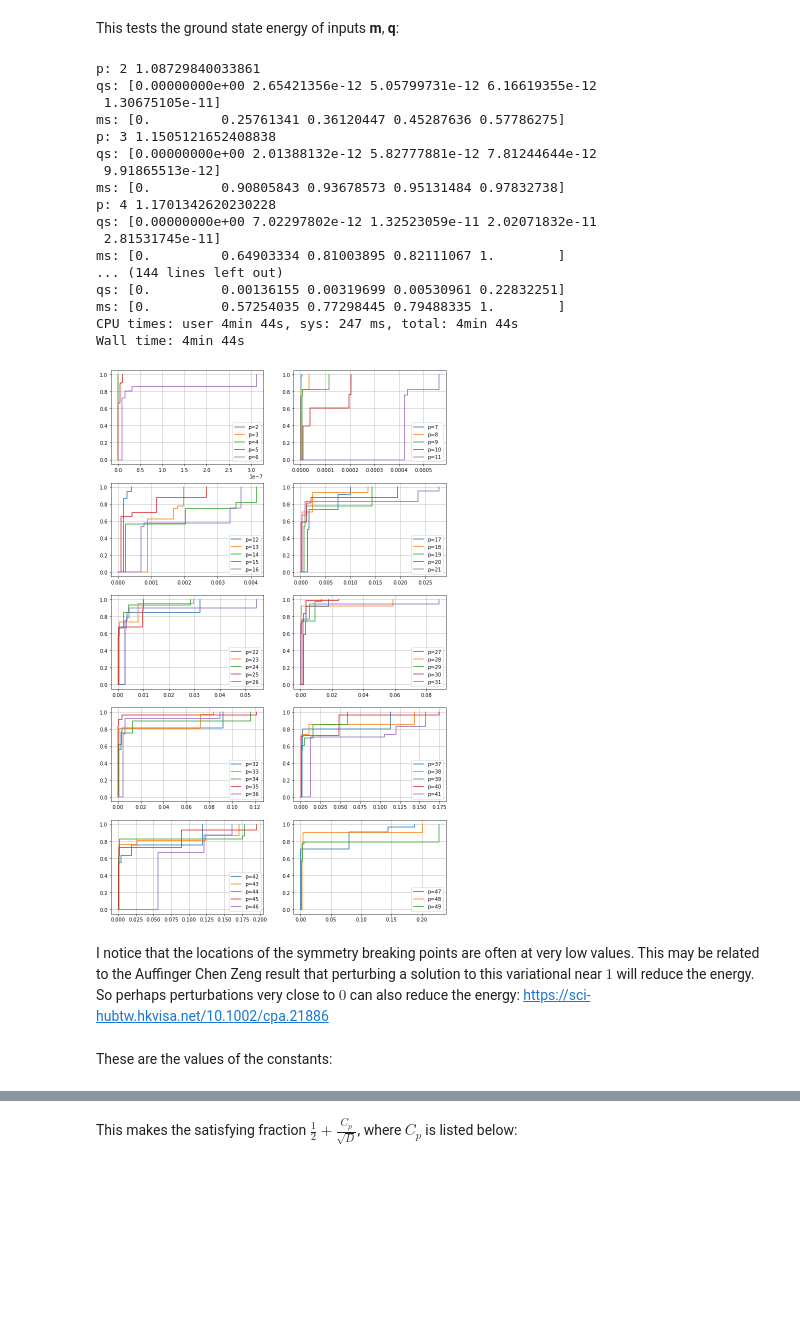
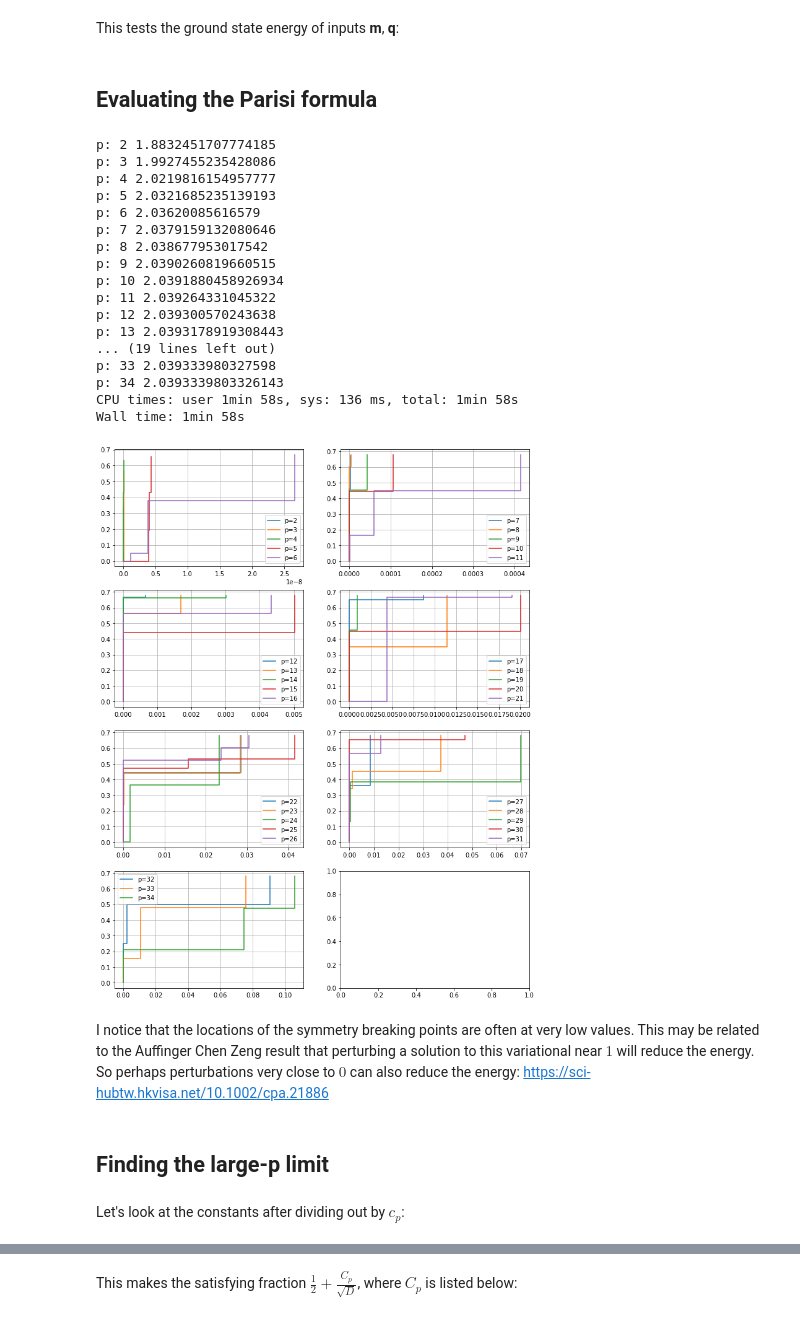
Before and after one commit to marwahaha/QuAIL-2021, a Jupyter notebook: parisi2.ipynb, the cells around one changed output, grey strips where cells are left out. Cells and saved outputs as stored; diff of their text form; code cells hidden in the pictures; blank space fills up the shorter version.

Commit message:
Re-run Parisi formula

```diff
--- a/parisi2.ipynb
+++ b/parisi2.ipynb
@@ -46,7 +57,9 @@ def psi(qs, ms, l):
     elif l == 0:
         return Expectation(offset)
     else:
-        return lambda v: 1/ms[l] * np.log(Expectation(lambda x, z: np.e**(ms[l]*offset(x,z)))(v))
+        return lambda v: 1/ms[l] * np.log(
+            Expectation(lambda x, z: np.e**(ms[l]*offset(x,z)))(v)
+        )
 # %% [markdown]
 This defines the expectation value.
 # %%
@@ -63,7 +76,8 @@ The penalty term in the operator is $0.5 \int_0^1 f(t)  t \xi^{''}(t) dt = 0.5 \
 def penalty(qs, ms):
     out = 0
     for i in range(k+1):
-        out += ms[i] * integrate.quad(lambda t: t * xiprimeprime(t), qs[i], qs[i+1])[0]
+        integral = quad(lambda t: t * xiprimeprime(t), qs[i], qs[i+1])[0]
+        out += ms[i] * integral
     return 0.5 * out
 # %% [markdown]
 This tests the ground state energy of inputs **m**, **q**:
@@ -81,66 +95,76 @@ def test(inp):
     qs = np.array([0,*[sum(inp_qs[:i+1]) for i in range(k)],1])
     ms = np.array([0,*[sum(inp_ms[:i+1]) for i in range(k)]])
     return psi(qs, ms, 0)(0) - penalty(qs, ms)
+# %% [markdown]
+## Evaluating the Parisi formula
 # %%
 %%time
 
 # pure p-spin model; p=2 is SK model
-ps = range(2, 50)
+ps = range(2, 35)
 # number of jumps
-k=4
+k=3
+# if C_psq is too low, my convergence is not very good.
+C_psq = 3
 
-num_vertical_plots = int(np.ceil(len(ps)/10))
-fig, axs = plt.subplots(num_vertical_plots, 2, figsize=(12, 4*num_vertical_plots))
+num_vert_plots = int(np.ceil(len(ps)/10))
+fig, axs = plt.subplots(num_vert_plots, 2, figsize=(12, 4*num_vert_plots))
 outs = []
 for idx in range(len(ps)):
     P = ps[idx]
     if idx % 5 == 0:
         ax = axs[idx // 10, (idx % 10)//5]
         ax.grid()
     # should xi be different by 1/2 ? I've seen it both ways.
-    xi = lambda x: x**P
-    xiprime = lambda x: P * (x**(P-1))
-    xiprimeprime = lambda x: P * (P-1) * (x**(P-2))
+    xi = lambda x: x**P * C_psq
+    xiprime = lambda x: P * (x**(P-1)) * C_psq
+    xiprimeprime = lambda x: P * (P-1) * (x**(P-2)) * C_psq
 
     # find best function from minimizer
     best = None
-    for _ in range(5):
-        opt = minimize(test, [np.random.random()/k for _ in range(2*k)], method='Powell', options={"ftol":1e-14})
+    for _ in range(4):
+        opt = minimize(test,
+                       [np.random.random()/k for _ in range(2*k)],
+                       method='Powell',
+                       options={"xtol": 1e-10, "ftol":1e-14}
+                      )
         if not best or best.fun > opt.fun:
             best = opt
     print("p:", P, best.fun)
     outs.append(best.fun)
 
     qs = np.array([0,*[sum(best.x[:k][:i+1]) for i in range(k)]])
     ms = np.array([0,*[sum(best.x[k:][:i+1]) for i in range(k)]])
-    print("qs:", qs)
-    print("ms:", ms)
+#     print("qs:", qs)
+#     print("ms:", ms)
     ax.step(qs, ms, where='post', label="p=" + str(P))
     if idx % 5 == 4:
         ax.legend()
 
 ax.legend()
 outs = np.array(outs)
 # %% [output]
-p: 2 1.08729840033861
-qs: [0.00000000e+00 2.65421356e-12 5.05799731e-12 6.16619355e-12
- 1.30675105e-11]
-ms: [0.         0.25761341 0.36120447 0.45287636 0.57786275]
-p: 3 1.1505121652408838
-qs: [0.00000000e+00 2.01388132e-12 5.82777881e-12 7.81244644e-12
- 9.91865513e-12]
-ms: [0.         0.90805843 0.93678573 0.95131484 0.97832738]
-p: 4 1.1701342620230228
-qs: [0.00000000e+00 7.02297802e-12 1.32523059e-11 2.02071832e-11
- 2.81531745e-11]
-ms: [0.         0.64903334 0.81003895 0.82111067 1.        ]
-... (144 lines left out)
-qs: [0.         0.00136155 0.00319699 0.00530961 0.22832251]
-ms: [0.         0.57254035 0.77298445 0.79488335 1.        ]
-CPU times: user 4min 44s, sys: 247 ms, total: 4min 44s
-Wall time: 4min 44s
+p: 2 1.8832451707774185
+p: 3 1.9927455235428086
+p: 4 2.0219816154957777
+p: 5 2.0321685235139193
+p: 6 2.03620085616579
+p: 7 2.0379159132080646
+p: 8 2.038677953017542
+p: 9 2.0390260819660515
+p: 10 2.0391880458926934
+p: 11 2.039264331045322
+p: 12 2.039300570243638
+p: 13 2.0393178919308443
+... (19 lines left out)
+p: 33 2.039333980327598
+p: 34 2.0393339803326143
+CPU times: user 1min 58s, sys: 136 ms, total: 1min 58s
+Wall time: 1min 58s
-[figure, old version]
+[figure, new version]
 # %% [markdown]
 I notice that the locations of the symmetry breaking points are often at very low values.  This may be related to the Auffinger Chen Zeng result that perturbing a solution to this variational near $1$ will reduce the energy. So perhaps perturbations very close to $0$ can also reduce the energy: https://sci-hubtw.hkvisa.net/10.1002/cpa.21886
-# %% [markdown]
-These are the values of the constants:
+# %% [markdown]
+## Finding the large-p limit
+# %% [markdown]
+Let's look at the constants after dividing out by $c_p$:
```
Also changed, not shown: parts of 38 cells of this notebook.
